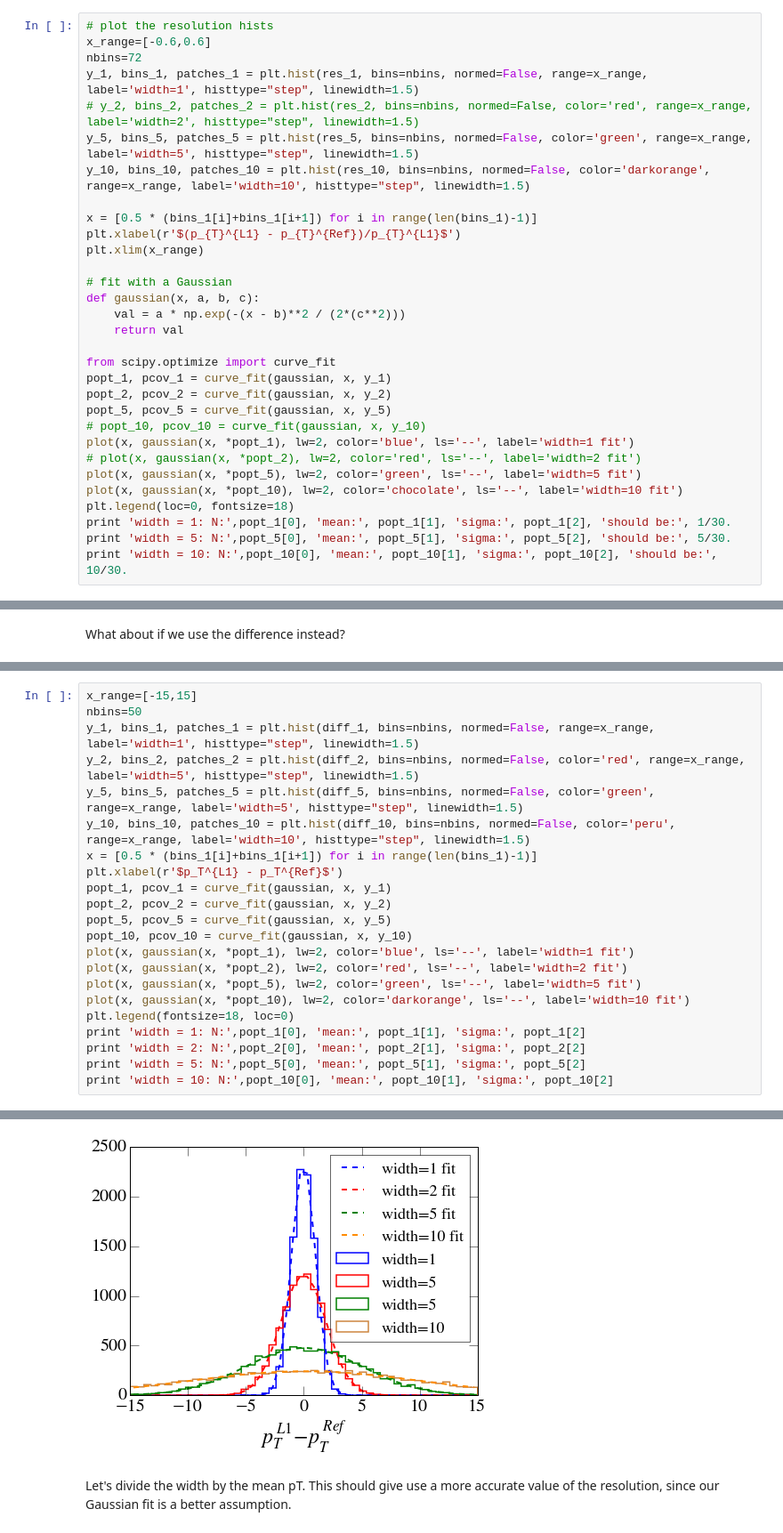
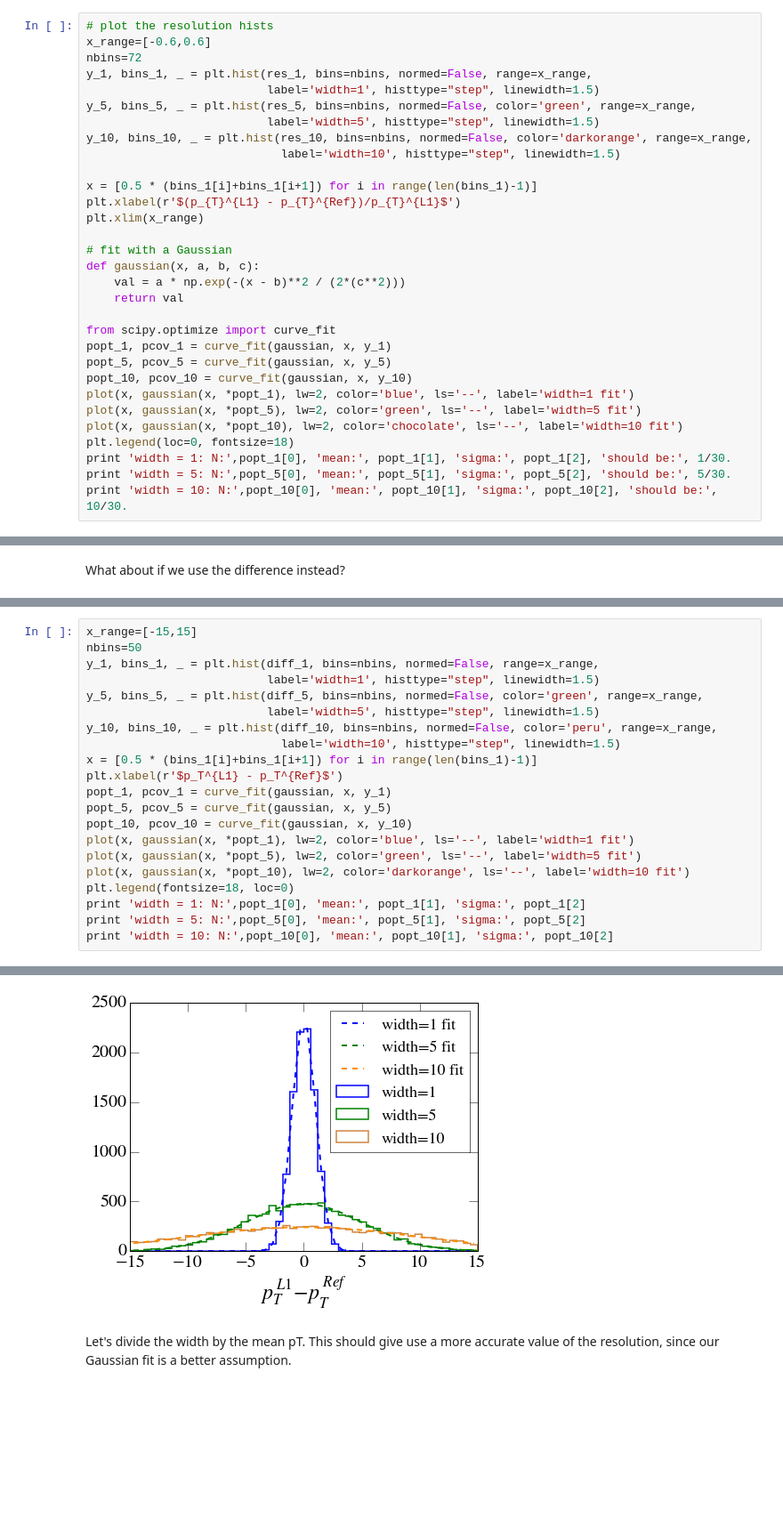
Before and after one commit to samsbaxter/L1JetEnergyCorrections, a Jupyter notebook: notebooks/Jet_resolution_investigations.ipynb, the cells around one changed output, grey strips where cells are left out. Shown at 89% size. Saved outputs shown, nothing was run; the diff lists cells and outputs as text; blank space fills up the shorter version.

Commit message:
Update jet notebook to make PDF plots, and other edits

```diff
--- a/notebooks/Jet_resolution_investigations.ipynb
+++ b/notebooks/Jet_resolution_investigations.ipynb
@@ -70,10 +72,12 @@ res_10 = np.ones(N)-np.divide(refjets, l1jets_10)
 # plot the resolution hists
 x_range=[-0.6,0.6]
 nbins=72
-y_1, bins_1, patches_1 = plt.hist(res_1, bins=nbins, normed=False, range=x_range, label='width=1', histtype="step", linewidth=1.5)
-# y_2, bins_2, patches_2 = plt.hist(res_2, bins=nbins, normed=False, color='red', range=x_range, label='width=2', histtype="step", linewidth=1.5)
-y_5, bins_5, patches_5 = plt.hist(res_5, bins=nbins, normed=False, color='green', range=x_range, label='width=5', histtype="step", linewidth=1.5)
-y_10, bins_10, patches_10 = plt.hist(res_10, bins=nbins, normed=False, color='darkorange', range=x_range, label='width=10', histtype="step", linewidth=1.5)
+y_1, bins_1, _ = plt.hist(res_1, bins=nbins, normed=False, range=x_range,
+                          label='width=1', histtype="step", linewidth=1.5)
+y_5, bins_5, _ = plt.hist(res_5, bins=nbins, normed=False, color='green', range=x_range,
+                          label='width=5', histtype="step", linewidth=1.5)
+y_10, bins_10, _ = plt.hist(res_10, bins=nbins, normed=False, color='darkorange', range=x_range,
+                            label='width=10', histtype="step", linewidth=1.5)
 
 x = [0.5 * (bins_1[i]+bins_1[i+1]) for i in range(len(bins_1)-1)]
 plt.xlabel(r'$(p_{T}^{L1} - p_{T}^{Ref})/p_{T}^{L1}$')
@@ -86,11 +90,9 @@ def gaussian(x, a, b, c):
 
 from scipy.optimize import curve_fit
 popt_1, pcov_1 = curve_fit(gaussian, x, y_1)
-popt_2, pcov_2 = curve_fit(gaussian, x, y_2)
 popt_5, pcov_5 = curve_fit(gaussian, x, y_5)
-# popt_10, pcov_10 = curve_fit(gaussian, x, y_10)
+popt_10, pcov_10 = curve_fit(gaussian, x, y_10)
 plot(x, gaussian(x, *popt_1), lw=2, color='blue', ls='--', label='width=1 fit')
-# plot(x, gaussian(x, *popt_2), lw=2, color='red', ls='--', label='width=2 fit')
 plot(x, gaussian(x, *popt_5), lw=2, color='green', ls='--', label='width=5 fit')
 plot(x, gaussian(x, *popt_10), lw=2, color='chocolate', ls='--', label='width=10 fit')
 plt.legend(loc=0, fontsize=18)
@@ -120,23 +121,22 @@ diff_10 = l1jets_10 - refjets
 # %%
 x_range=[-15,15]
 nbins=50
-y_1, bins_1, patches_1 = plt.hist(diff_1, bins=nbins, normed=False, range=x_range, label='width=1', histtype="step", linewidth=1.5)
-y_2, bins_2, patches_2 = plt.hist(diff_2, bins=nbins, normed=False, color='red', range=x_range, label='width=5', histtype="step", linewidth=1.5)
-y_5, bins_5, patches_5 = plt.hist(diff_5, bins=nbins, normed=False, color='green', range=x_range, label='width=5', histtype="step", linewidth=1.5)
-y_10, bins_10, patches_10 = plt.hist(diff_10, bins=nbins, normed=False, color='peru', range=x_range, label='width=10', histtype="step", linewidth=1.5)
+y_1, bins_1, _ = plt.hist(diff_1, bins=nbins, normed=False, range=x_range,
+                          label='width=1', histtype="step", linewidth=1.5)
+y_5, bins_5, _ = plt.hist(diff_5, bins=nbins, normed=False, color='green', range=x_range,
+                          label='width=5', histtype="step", linewidth=1.5)
+y_10, bins_10, _ = plt.hist(diff_10, bins=nbins, normed=False, color='peru', range=x_range,
+                            label='width=10', histtype="step", linewidth=1.5)
 x = [0.5 * (bins_1[i]+bins_1[i+1]) for i in range(len(bins_1)-1)]
 plt.xlabel(r'$p_T^{L1} - p_T^{Ref}$')
 popt_1, pcov_1 = curve_fit(gaussian, x, y_1)
-popt_2, pcov_2 = curve_fit(gaussian, x, y_2)
 popt_5, pcov_5 = curve_fit(gaussian, x, y_5)
 popt_10, pcov_10 = curve_fit(gaussian, x, y_10)
 plot(x, gaussian(x, *popt_1), lw=2, color='blue', ls='--', label='width=1 fit')
-plot(x, gaussian(x, *popt_2), lw=2, color='red', ls='--', label='width=2 fit')
 plot(x, gaussian(x, *popt_5), lw=2, color='green', ls='--', label='width=5 fit')
 plot(x, gaussian(x, *popt_10), lw=2, color='darkorange', ls='--', label='width=10 fit')
 plt.legend(fontsize=18, loc=0)
 print 'width = 1: N:',popt_1[0], 'mean:', popt_1[1], 'sigma:', popt_1[2]
-print 'width = 2: N:',popt_2[0], 'mean:', popt_2[1], 'sigma:', popt_2[2]
 print 'width = 5: N:',popt_5[0], 'mean:', popt_5[1], 'sigma:', popt_5[2]
 print 'width = 10: N:',popt_10[0], 'mean:', popt_10[1], 'sigma:', popt_10[2]
 # %% [output]
@@ -147,4 +146,4 @@ width = 10: N: 241.187088352 mean: 0.0926608208753 sigma: -9.85140939081
-[figure, old version]
+[figure, new version]
 # %% [markdown]
 Let's divide the width by the mean pT. This should give use a more accurate value of the resolution, since our Gaussian fit is a better assumption.
 # %%
```
Also changed, not shown: parts of 12 cells of this notebook.
